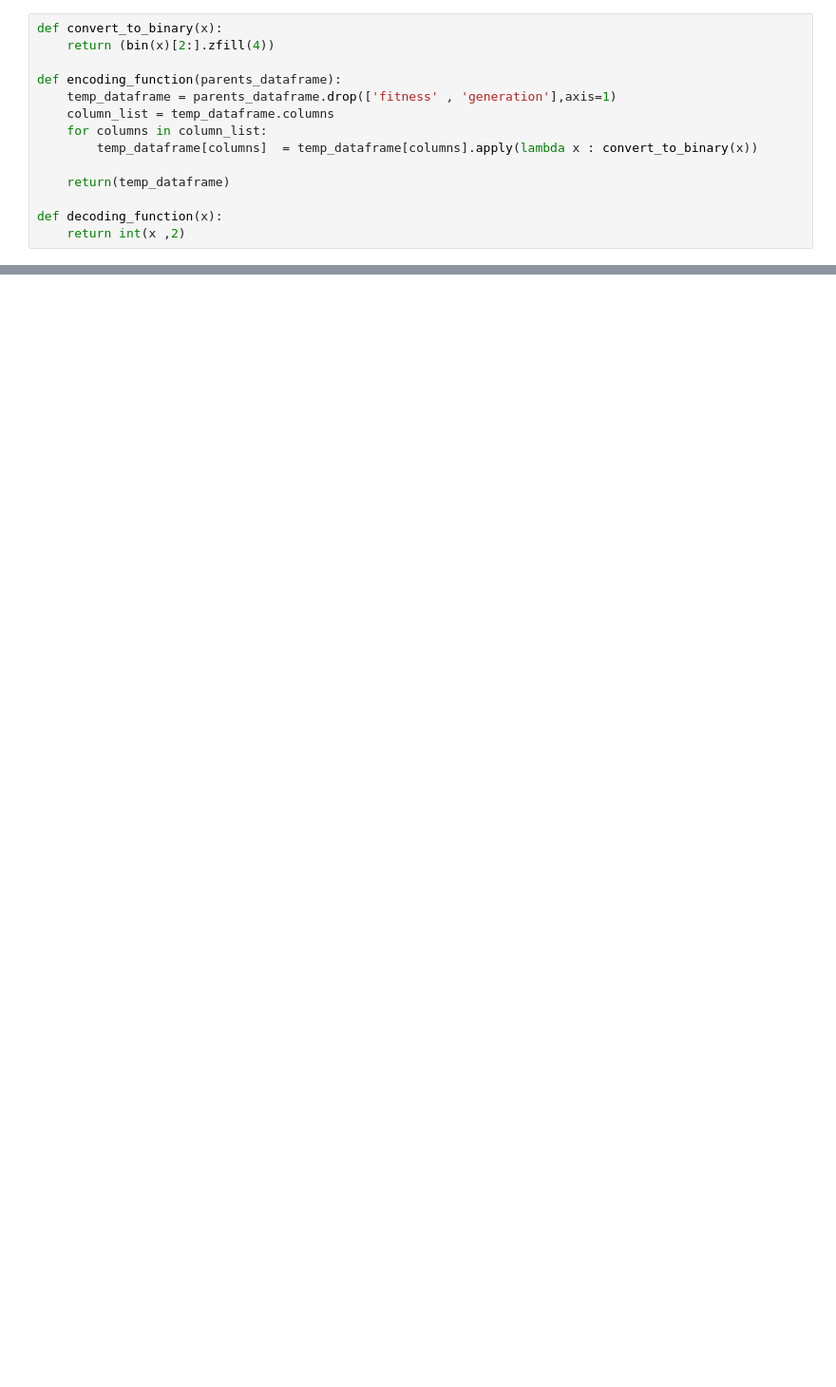
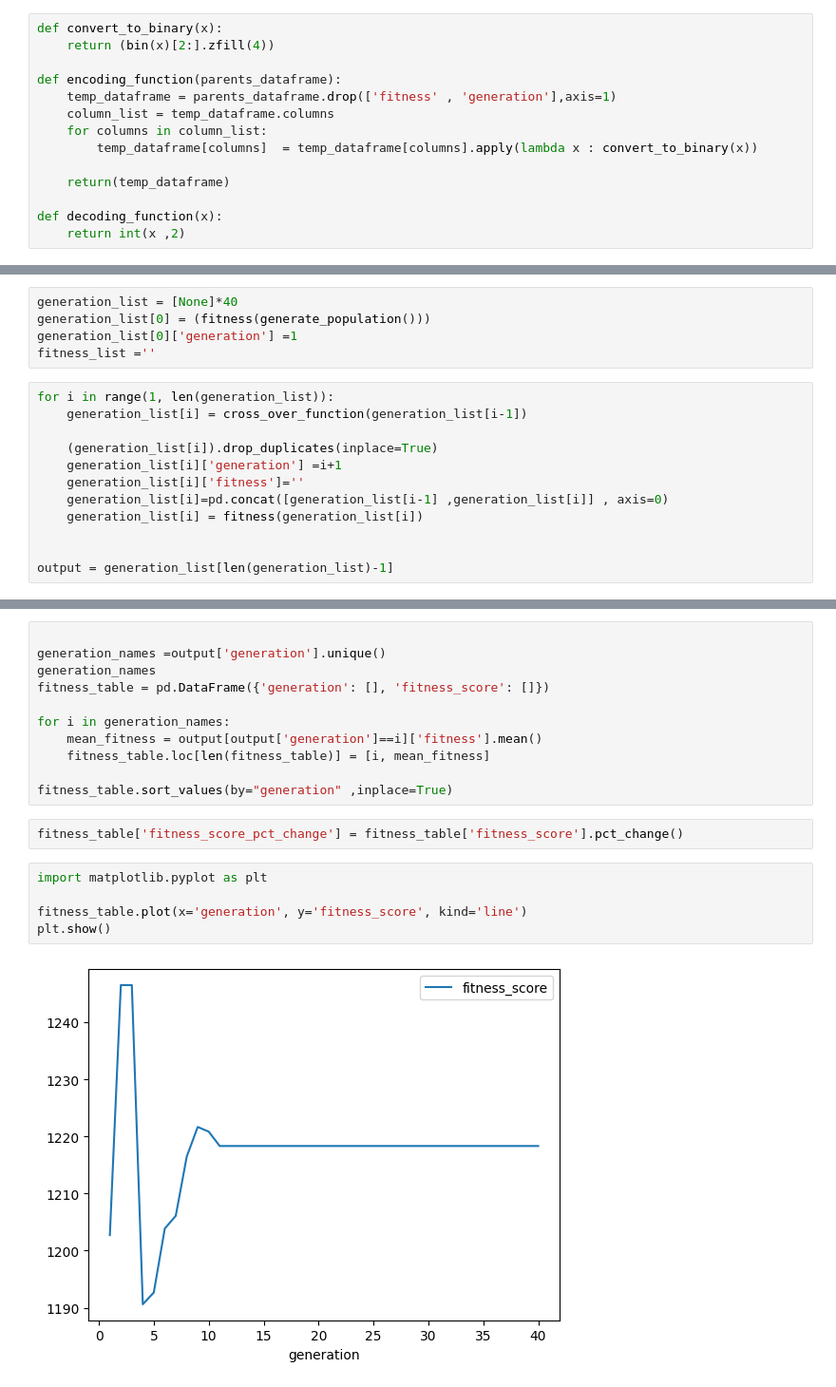
Before and after one commit to shamalgithub/genetic_algorithm, a Jupyter notebook: Notebooks/genetic_algorithm_v2.ipynb, the cells around one changed output, grey strips where cells are left out. Shown at 95% size. Drawn from its saved outputs; the diff is of its cells as text; blank space fills up the shorter version.

Commit message:
added for loop and graph

```diff
--- a/Notebooks/genetic_algorithm_v2.ipynb
+++ b/Notebooks/genetic_algorithm_v2.ipynb
@@ -202,0 +196,17 @@ child_list ---> ['0111', '0000', '0011', '0001', '0111', '0000', '0010', '0111',
+# %%
+generation_list = [None]*40
+generation_list[0] = (fitness(generate_population()))
+generation_list[0]['generation'] =1
+fitness_list =''
+# %%
+for i in range(1, len(generation_list)):
+    generation_list[i] = cross_over_function(generation_list[i-1])
+
+    (generation_list[i]).drop_duplicates(inplace=True)
+    generation_list[i]['generation'] =i+1
+    generation_list[i]['fitness']=''
+    generation_list[i]=pd.concat([generation_list[i-1] ,generation_list[i]] , axis=0)
+    generation_list[i] = fitness(generation_list[i])
+
+
+output = generation_list[len(generation_list)-1]
@@ -202,0 +229,20 @@ child_list ---> ['0111', '0000', '0011', '0001', '0111', '0000', '0010', '0111',
+# %%
+
+generation_names =output['generation'].unique()
+generation_names
+fitness_table = pd.DataFrame({'generation': [], 'fitness_score': []})
+
+for i in generation_names:
+    mean_fitness = output[output['generation']==i]['fitness'].mean()
+    fitness_table.loc[len(fitness_table)] = [i, mean_fitness]
+
+fitness_table.sort_values(by="generation" ,inplace=True)
+# %%
+fitness_table['fitness_score_pct_change'] = fitness_table['fitness_score'].pct_change()
+# %%
+import matplotlib.pyplot as plt
+
+fitness_table.plot(x='generation', y='fitness_score', kind='line')
+plt.show()
+# %% [output]
+[figure, added]
```
Also changed, not shown: parts of 6 cells of this notebook, 1 other file.
